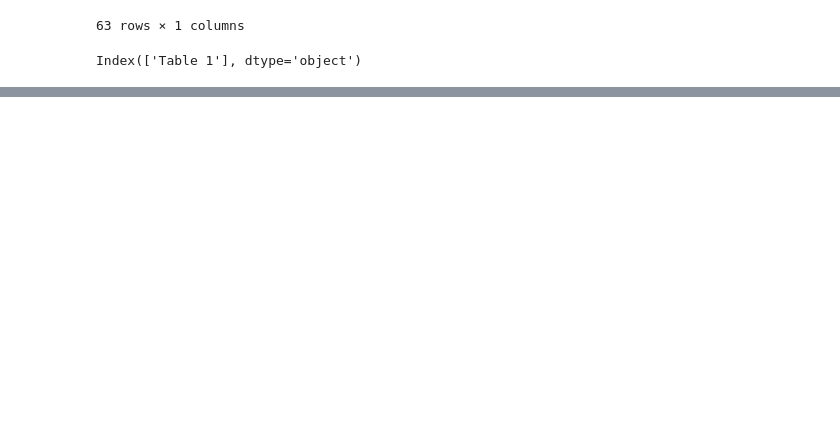
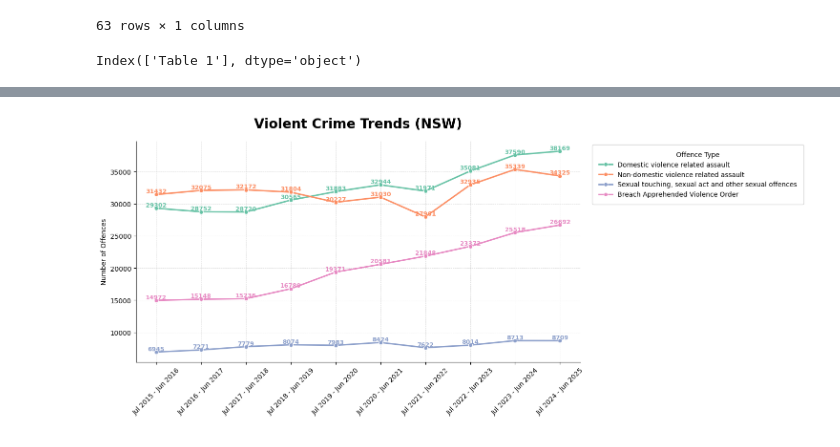
Before and after one commit to mohiuddinwaqar-sudo/Crime_Statistics_Project, a Jupyter notebook: nsw_crime.ipynb, the cells around one changed output, grey strips where cells are left out. Cells and saved outputs as stored; diff of their text form; code cells hidden in the pictures; blank space fills up the shorter version.

```diff
--- a/nsw_crime.ipynb
+++ b/nsw_crime.ipynb
@@ -49,0 +32,4 @@ sns.lineplot(data = "nsw_stats", x= "")
+# %%
+nsw_stats.columns = nsw_stats.columns.str.strip()
+# %%
+new_data = nsw_stats.set_index("Offence type")
@@ -49,0 +53,2 @@ sns.lineplot(data = "nsw_stats", x= "")
+# %%
+new_data = new_data.apply(lambda x: x.str.replace(',', '').astype(int) if x.dtype == 'object' else x)
@@ -49,0 +72,4 @@ sns.lineplot(data = "nsw_stats", x= "")
+# %%
+nsw_long = new_data.reset_index().melt(id_vars="Offence type",
+                                var_name="Year",
+                                value_name="Count")
@@ -49,0 +93,45 @@ sns.lineplot(data = "nsw_stats", x= "")
+# %%
+# Optional: choose a few offences to plot
+
+#violent crime trends
+offences_to_plot = ["Non-domestic violence related assault", "Domestic violence related assault", "Sexual touching, sexual act and other sexual offences", "Breach Apprehended Violence Order"]
+
+plt.figure(figsize=(12,6))
+ax = sns.lineplot(data=nsw_long[nsw_long["Offence type"].isin(offences_to_plot)],
+             x="Year", y="Count", hue="Offence type", marker="o", palette= "Set2", linewidth = 2.2)
+
+# Add numbers to each marker
+for line, offence in zip(ax.lines, offences_to_plot):
+    y = line.get_ydata()
+    x = line.get_xdata()
+
+    for xi, yi in zip(x, y):
+        ax.text(
+            xi,
+            yi,
+            f"{int(yi)}",        # the number
+            fontsize=9,
+            ha='center',
+            va='bottom',
+            color=line.get_color(),
+            fontweight="semibold"
+        )
+
+plt.title("Violent Crime Trends (NSW)", fontsize = 20, pad = 20, fontweight = "bold")
+plt.xlabel(" ")
+plt.ylabel("Number of Offences")
+plt.xticks(rotation=45)
+plt.grid(True, linestyle="--", linewidth=0.5, alpha=0.5)
+plt.legend(
+    title="Offence Type",
+    bbox_to_anchor=(1.02, 1),
+    loc="upper left",
+    frameon=True,
+    framealpha=0.9,
+    borderpad=1
+)
+
+sns.despine(top= True, right= True)
+plt.show()
+# %% [output]
+[figure, added]
```
Also changed, not shown: parts of 54 cells of this notebook, 4 other files.
